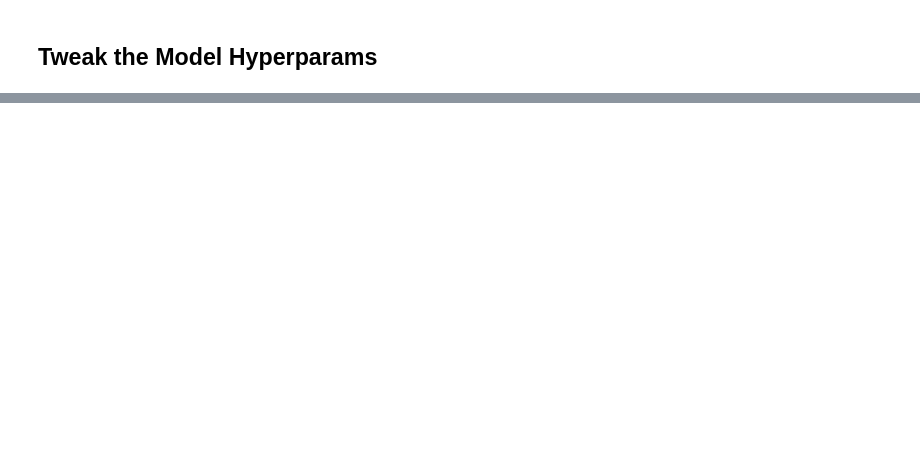
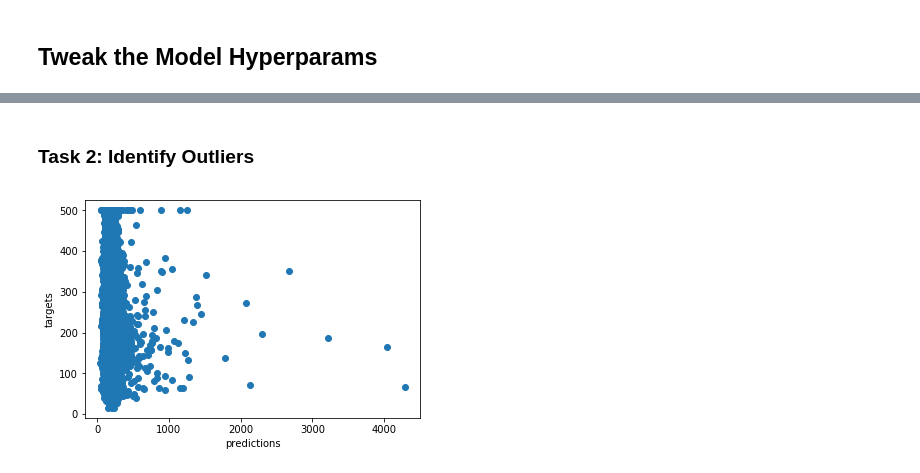
Before and after one commit to eqw3rty/jupyter-notebooks, a Jupyter notebook: intro_to_tf.ipynb, the cells around one changed output, grey strips where cells are left out. Saved outputs shown, nothing was run; the diff lists cells and outputs as text; code cells hidden in the pictures; blank space fills up the shorter version.

```diff
--- a/intro_to_tf.ipynb
+++ b/intro_to_tf.ipynb
@@ -291,0 +296,9 @@ Final RMSE (on training data): 166.96
+# %%
+chd["rooms_per_person"] = chd["total_rooms"] / chd["population"]
+
+calibration_data = train_model(
+    learning_rate=0.05,
+    steps=500,
+    batch_size=5,
+    input_feature="rooms_per_person"
+)
@@ -291,0 +331,14 @@ Final RMSE (on training data): 166.96
+# %% [markdown]
+### Task 2: Identify Outliers
+# %%
+def plot_predictions_vs_targets(calibration_data):
+    plt.xlabel('predictions')
+    plt.ylabel('targets')
+
+    plt.scatter(calibration_data['predictions'], calibration_data['targets'])
+
+    plt.show()
+# %%
+plot_predictions_vs_targets(calibration_data)
+# %% [output]
+[figure, added]
```
Also changed, not shown: parts of 10 cells of this notebook, 1 other file.
